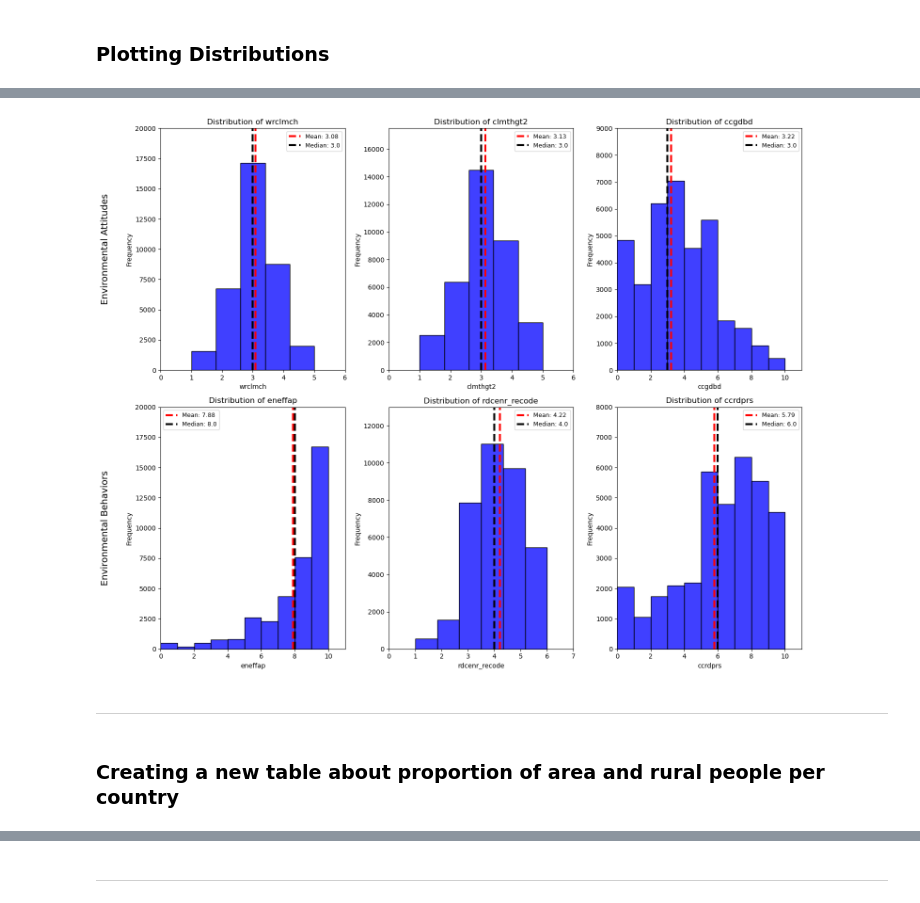
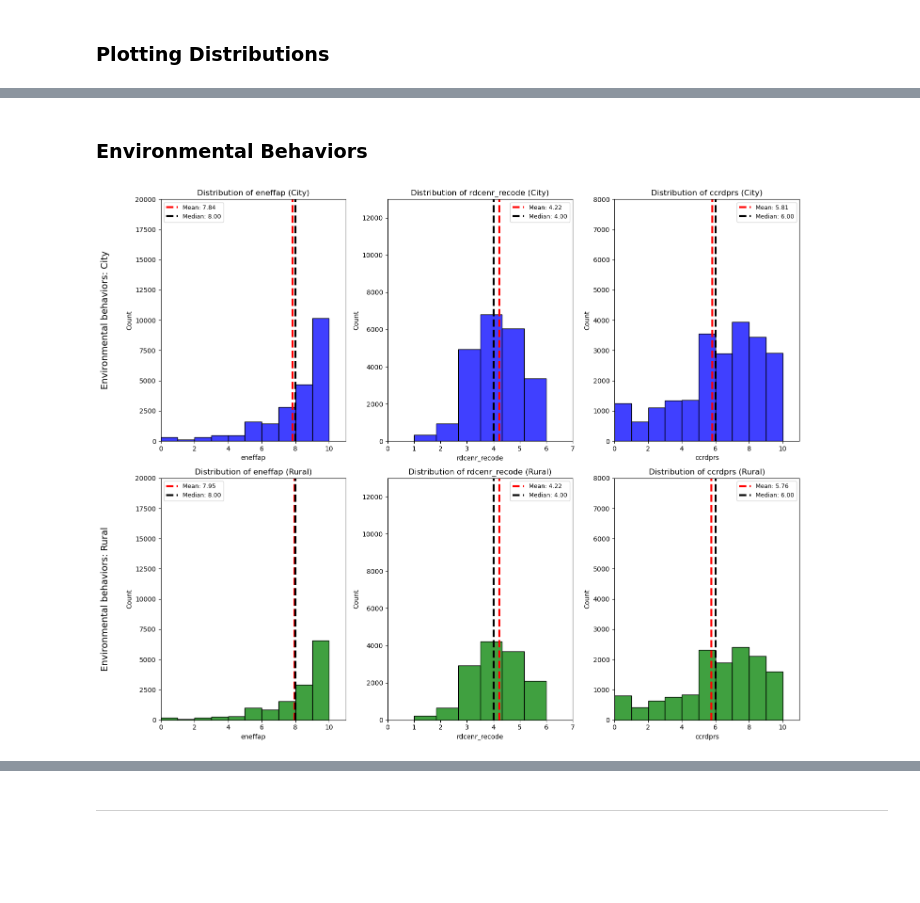
Before and after one commit to aziz-usenov1/ESG-Analysis, a Jupyter notebook: esg_analysis.ipynb, the cells around one changed output, grey strips where cells are left out. Drawn from its saved outputs; the diff is of its cells as text; code cells hidden in the pictures; blank space fills up the shorter version.

```diff
--- a/esg_analysis.ipynb
+++ b/esg_analysis.ipynb
@@ -144,7 +147,7 @@ data_needed['area_type'] = data_needed['domicil'].apply(classify_area)
 # %%
 data_needed = data_needed.dropna(subset=['area_type']).reset_index(drop=True)
 data_needed['area_type'].value_counts()
-data_needed.drop(columns=['domicil'])
+data_needed.drop(columns=['domicil'], inplace=True)
 
 data_needed
 # %% [output]
@@ -326,0 +428,3 @@ data_needed[['wrclmch', 'clmthgt2', 'ccgdbd', 'eneffap', 'rdcenr_recode', 'ccrdp
+# %%
+city_data = data_needed[data_needed['area_type'] == 'City']
+rural_data = data_needed[data_needed['area_type'] == 'Rural']
@@ -327,49 +490,59 @@ data_needed[['wrclmch', 'clmthgt2', 'ccgdbd', 'eneffap', 'rdcenr_recode', 'ccrdp
+# %% [markdown]
+### Environmental Behaviors
 # %%
-needed_columns = ['wrclmch', 'clmthgt2', 'ccgdbd', 'eneffap', 'rdcenr_recode', 'ccrdprs']
-stats = {col: (data_needed[col].mean(), data_needed[col].median()) for col in needed_columns}
+needed_columns = ['eneffap', 'rdcenr_recode', 'ccrdprs']
 
-# bin sizes, xlim, and ylim for each variable
+stats_beahivors = {
+    col: {
+        'city': (city_data[col].mean(), city_data[col].median()),
+        'rural': (rural_data[col].mean(), rural_data[col].median())
+    }
+    for col in needed_columns
+}
+
 plot_settings = {
-    'wrclmch': {'bins': 5, 'xlim': (0, 6), 'ylim': (0, 20000)},
-    'clmthgt2': {'bins': 5, 'xlim': (0, 6), 'ylim': (0, 17500)},
-    'ccgdbd': {'bins': 10, 'xlim': (0, 11), 'ylim': (0, 9000)},
     'eneffap': {'bins': 10, 'xlim': (0, 11), 'ylim': (0, 20000)},
     'rdcenr_recode': {'bins': 6, 'xlim': (0, 7), 'ylim': (0, 13000)},
     'ccrdprs': {'bins': 10, 'xlim': (0, 11), 'ylim': (0, 8000)}
 }
 
 fig, axes = plt.subplots(2, 3, figsize=(15, 12))
 
 for i, col in enumerate(needed_columns):
-    row, col_idx = divmod(i, 3)  # Determine row and column index
-    settings = plot_settings[col]
+    row, col_idx = divmod(i, 3)
 
-    sns.histplot(data=data_needed, x=col, bins=settings['bins'], kde=False, ax=axes[row, col_idx], color='blue')
-    axes[row, col_idx].set_title(f'Distribution of {col}', fontsize=12)
-    axes[row, col_idx].set_xlabel(col, fontsize=10)
-    axes[row, col_idx].set_ylabel('Frequency', fontsize=10)
-    axes[row, col_idx].set_xlim(settings['xlim'])
-    axes[row, col_idx].set_ylim(settings['ylim'])
+    # Plot City
+    sns.histplot(data=city_data, x=col, bins=plot_settings[col]['bins'], kde=False,
+                 ax=axes[0, col_idx], color='blue')
+    axes[0, col_idx].set_title(f'Distribution of {col} (City)', fontsize=12)
+    axes[0, col_idx].set_xlim(plot_settings[col]['xlim'])
+    axes[0, col_idx].set_ylim(plot_settings[col]['ylim'])
 
-    # mean and median lines
-    mean, median = stats[col]
-    axes[row, col_idx].axvline(mean, color='red', linestyle='dashed', linewidth=3, label=f'Mean: {mean:.2f}')
-    axes[row, col_idx].axvline(median, color='black', linestyle='dashed', linewidth=3, label=f'Median: {median}')
-    axes[row, col_idx].legend(fontsize=9)
+    # Mean and Median Lines for City
+    city_mean, city_median = stats_beahivors[col]['city']
+    axes[0, col_idx].axvline(city_mean, color='red', linestyle='dashed', linewidth=3, label=f'Mean: {city_mean:.2f}')
+    axes[0, col_idx].axvline(city_median, color='black', linestyle='dashed', linewidth=3, label=f'Median: {city_median:.2f}')
+    axes[0, col_idx].legend(fontsize=9)
 
-# row titles
-axes[0, 0].annotate('Environmental Attitudes', xy=(0, 0.5), xytext=(-0.3, 0.5),
+    # Plot Rural
+    sns.histplot(data=rural_data, x=col, bins=plot_settings[col]['bins'], kde=False,
+                 ax=axes[1, col_idx], color='green')
+    axes[1, col_idx].set_title(f'Distribution of {col} (Rural)', fontsize=12)
+    axes[1, col_idx].set_xlim(plot_settings[col]['xlim'])
+    axes[1, col_idx].set_ylim(plot_settings[col]['ylim'])
+
+    # Mean and Median Lines for Rural
+    rural_mean, rural_median = stats_beahivors[col]['rural']
+    axes[1, col_idx].axvline(rural_mean, color='red', linestyle='dashed', linewidth=3, label=f'Mean: {rural_mean:.2f}')
+    axes[1, col_idx].axvline(rural_median, color='black', linestyle='dashed', linewidth=3, label=f'Median: {rural_median:.2f}')
+    axes[1, col_idx].legend(fontsize=9)
+
+axes[0, 0].annotate('Environmental behaviors: City', xy=(0, 0.5), xytext=(-0.3, 0.5),
                     textcoords='axes fraction', fontsize=14, ha='center', va='center', rotation=90)
-axes[1, 0].annotate('Environmental Behaviors', xy=(0, 0.5), xytext=(-0.3, 0.5),
+axes[1, 0].annotate('Environmental behaviors: Rural', xy=(0, 0.5), xytext=(-0.3, 0.5),
                     textcoords='axes fraction', fontsize=14, ha='center', va='center', rotation=90)
 
-# spacing between rows
-fig.subplots_adjust(hspace=0.5, wspace=0.3)
-
 plt.tight_layout()
+plt.show()
 # %% [output]
-[figure, old version]
+[figure, new version]
-# %% [markdown]
-<hr>
-# %% [markdown]
-### Creating a new table about proportion of area and rural people per country
```
Also changed, not shown: parts of 90 cells of this notebook.
